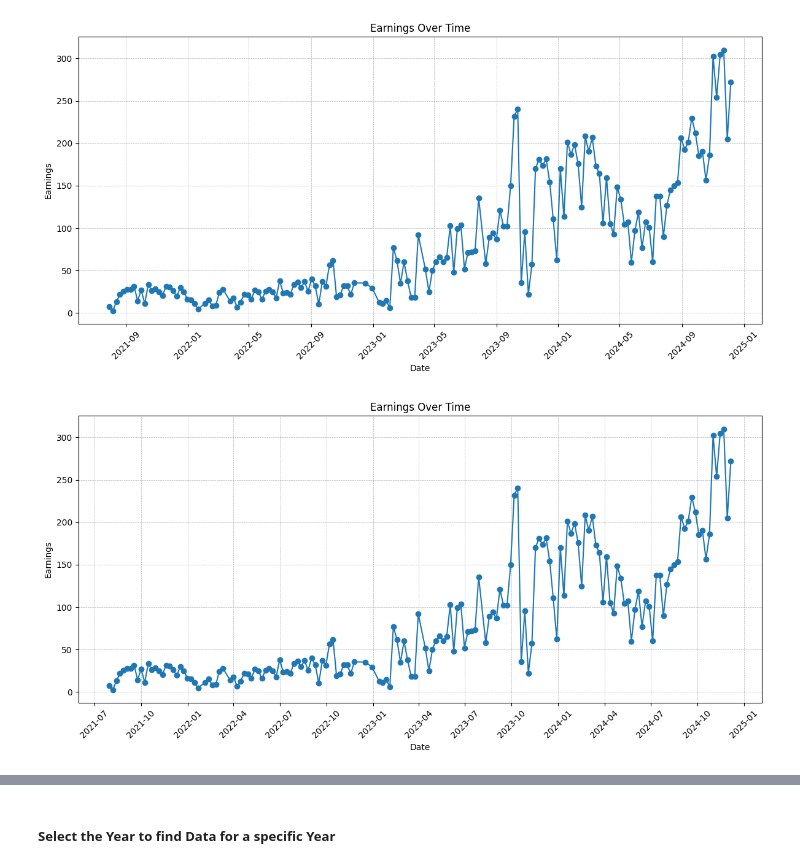
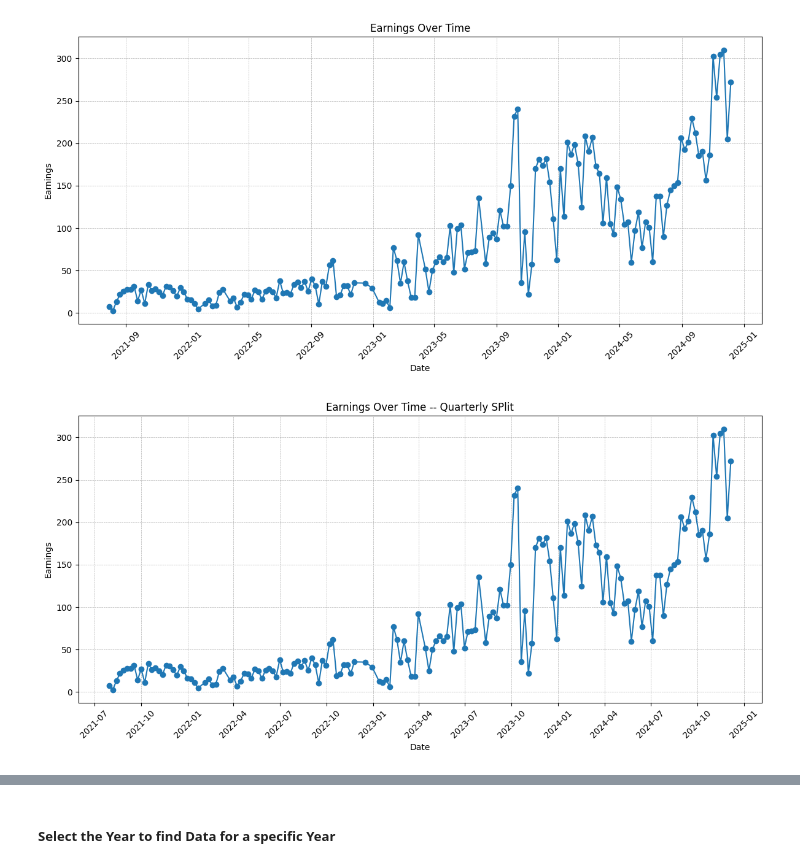
Before and after one commit to randy-kip/freelance-prediction, a Jupyter notebook: notebooks/01_data_exploration.ipynb, the cells around one changed output, grey strips where cells are left out. Drawn from its saved outputs; the diff is of its cells as text; code cells hidden in the pictures.

```diff
--- a/notebooks/01_data_exploration.ipynb
+++ b/notebooks/01_data_exploration.ipynb
@@ -97,26 +104,26 @@ plt.show()
 # %%
 # Quarterly Trends
 
 plt.figure(figsize=(12,6))
 plt.plot(df_cleaned['Start_Date'], df_cleaned['Amount'], marker='o')
-plt.title('Earnings Over Time')
+plt.title('Earnings Over Time -- Quarterly SPlit')
 plt.xlabel('Date')
 plt.ylabel('Earnings')
 
 # Use MonthLocator to set quarterly ticks: January, April, July, October
 quarter_months = [1, 4, 7, 10]
 quarter_locator = mdates.MonthLocator(bymonth=quarter_months)
 
 # Set the date formatter to show Year-Month or Year-Qtr format
 quarter_formatter = mdates.DateFormatter('%Y-%m')
 
 ax = plt.gca()
 ax.xaxis.set_major_locator(quarter_locator)
 ax.xaxis.set_major_formatter(quarter_formatter)
 
 plt.xticks(rotation=45)
 plt.tight_layout()
 plt.grid(linestyle='--', linewidth=0.5)
 plt.show()
 # %% [output]
-[figure, old version]
+[figure, new version]
```
Also changed, not shown: parts of 17 cells of this notebook.
